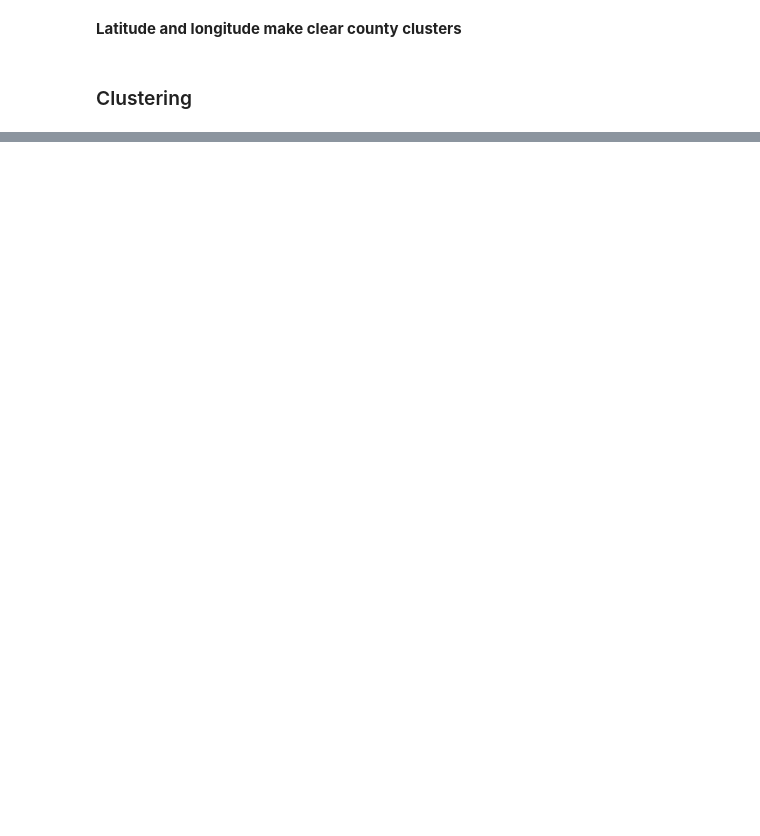
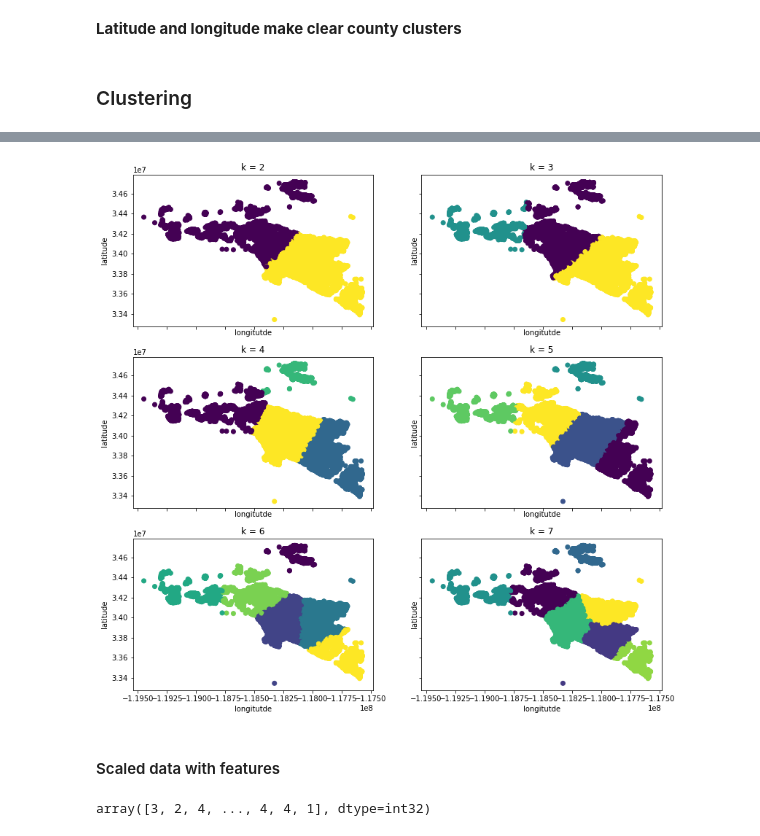
Before and after one commit to lochlynlaskowski/clustering-exercises, a Jupyter notebook: explore_zillow-project.ipynb, the cells around one changed output, grey strips where cells are left out. Saved outputs shown, nothing was run; the diff lists cells and outputs as text; code cells hidden in the pictures; blank space fills up the shorter version.

```diff
--- a/explore_zillow-project.ipynb
+++ b/explore_zillow-project.ipynb
@@ -373,0 +375,9 @@ Text(0.5, 1.0, 'K-Means Clusters')
+# %%
+fig, axs = plt.subplots(3, 2, figsize=(13, 13), sharex=True, sharey=True)
+
+for ax, k in zip(axs.ravel(), range(2, 8)):
+    clusters = KMeans(k).fit(X).predict(X)
+    ax.scatter(train.longitude, train.latitude, c=clusters)
+    ax.set(title='k = {}'.format(k), xlabel='longitutde', ylabel='latitude')
+# %% [output]
+[figure, added]
@@ -373,0 +386,2 @@ Text(0.5, 1.0, 'K-Means Clusters')
+# %% [markdown]
+#### Scaled data with features
@@ -373,0 +390,7 @@ Text(0.5, 1.0, 'K-Means Clusters')
+# %%
+kmeans = KMeans(n_clusters=5)
+kmeans.fit(X)
+
+kmeans.predict(X)
+# %% [output]
+array([3, 2, 4, ..., 4, 4, 1], dtype=int32)
```
Also changed, not shown: parts of 25 cells of this notebook, 2 other files.
